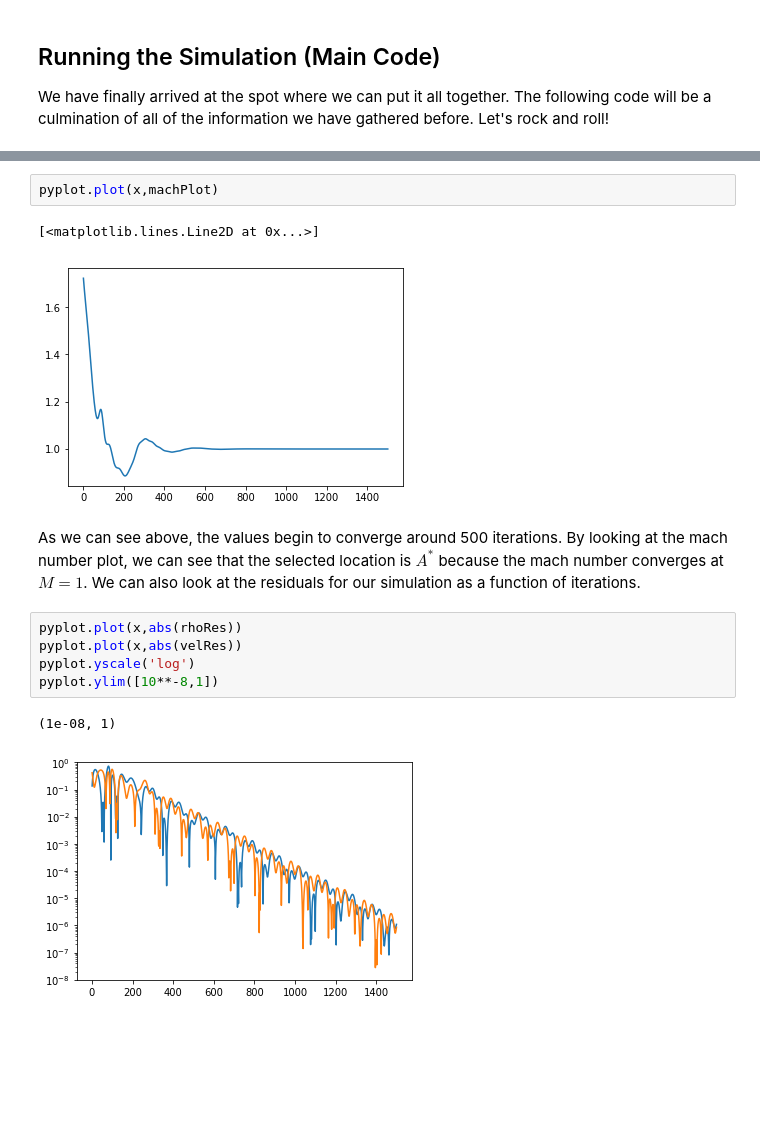
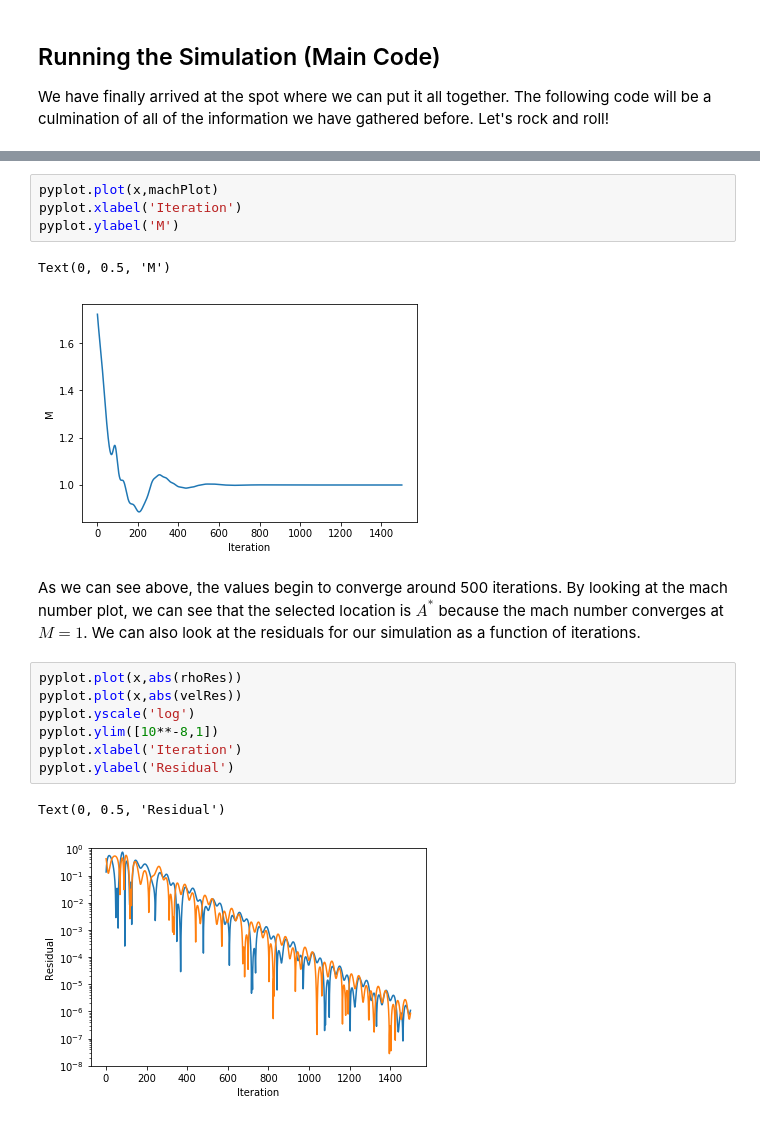
Before and after one commit to bjreddish/CFD, a Jupyter notebook: nozzleFlow/nozzleFlowCFD.ipynb, the cells around one changed output, grey strips where cells are left out. Drawn from its saved outputs; the diff is of its cells as text; blank space fills up the shorter version.

```diff
--- a/nozzleFlow/nozzleFlowCFD.ipynb
+++ b/nozzleFlow/nozzleFlowCFD.ipynb
@@ -507,15 +498,19 @@ pyplot.plot(x,velPlot)
 # %%
 pyplot.plot(x,machPlot)
+pyplot.xlabel('Iteration')
+pyplot.ylabel('M')
 # %% [output]
-[<matplotlib.lines.Line2D at 0x...>]
+Text(0, 0.5, 'M')
-[figure, old version]
+[figure, new version]
 # %% [markdown]
 As we can see above, the values begin to converge around 500 iterations. By looking at the mach number plot, we can see that the selected location is $A^*$ because the mach number converges at $M=1$. We can also look at the residuals for our simulation as a function of iterations.
 # %%
 pyplot.plot(x,abs(rhoRes))
 pyplot.plot(x,abs(velRes))
 pyplot.yscale('log')
 pyplot.ylim([10**-8,1])
+pyplot.xlabel('Iteration')
+pyplot.ylabel('Residual')
 # %% [output]
-(1e-08, 1)
+Text(0, 0.5, 'Residual')
-[figure, old version]
+[figure, new version]
```
Also changed, not shown: parts of 4 cells of this notebook.
